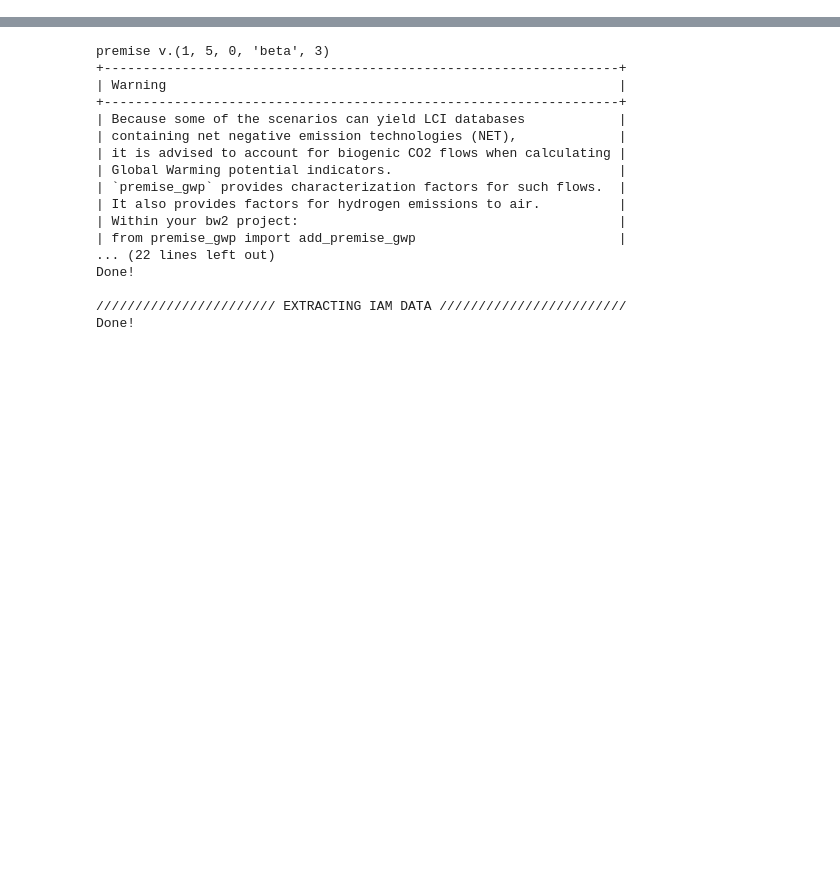
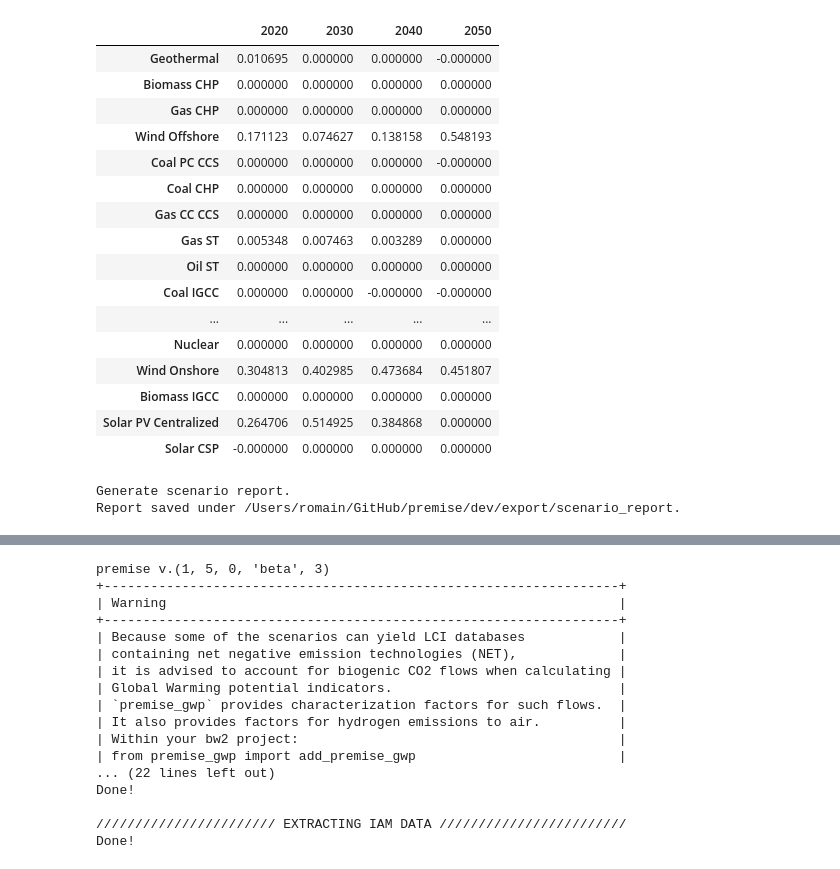
Before and after one commit to romainsacchi/rmnd-lca, a Jupyter notebook: dev/Untitled1.ipynb, the cells around one changed output, grey strips where cells are left out. Drawn from its saved outputs; the diff is of its cells as text; code cells hidden in the pictures; blank space fills up the shorter version.

```diff
--- a/dev/Untitled1.ipynb
+++ b/dev/Untitled1.ipynb
@@ -37,2 +47,0 @@ Done!
-# %%
-ndb.update()
@@ -125,0 +48,4 @@ Title: Writing activities to SQLite3 database:
+# %%
+#ndb.update_electricity()
+#ndb.update_all()
+ndb.update_external_scenario()
@@ -125,0 +136,40 @@ Title: Writing activities to SQLite3 database:
+# %%
+import numpy as np
+import pandas as pd
+df = pd.DataFrame(
+np.hstack(
+    [ndb.scenarios[0]["iam data"].electricity_markets.sel(region="EUR"),
+    ndb.scenarios[1]["iam data"].electricity_markets.sel(region="EUR"),
+    ndb.scenarios[2]["iam data"].electricity_markets.sel(region="EUR"),
+    ndb.scenarios[3]["iam data"].electricity_markets.sel(region="EUR"),]
+), columns=[2020, 2030, 2040, 2050],)
+# %%
+df.index = ['Geothermal', 'Biomass CHP', 'Gas CHP', 'Wind Offshore', 'Coal PC CCS',
+ 'Coal CHP','Gas CC CCS','Gas ST','Oil ST','Coal IGCC','Gas CC','Coal PC',
+ 'Biomass IGCC CCS','Hydro','Storage, Hydrogen','Coal IGCC CCS','Nuclear',
+ 'Wind Onshore','Biomass IGCC','Solar PV Centralized','Solar CSP']
+# %%
+df
+# %% [output]
+|  | 2020 | 2030 | 2040 | 2050 |
+| Geothermal | 0.010695 | 0.000000 | 0.000000 | -0.000000 |
+| Biomass CHP | 0.000000 | 0.000000 | 0.000000 | 0.000000 |
+| Gas CHP | 0.000000 | 0.000000 | 0.000000 | 0.000000 |
+| Wind Offshore | 0.171123 | 0.074627 | 0.138158 | 0.548193 |
+| Coal PC CCS | 0.000000 | 0.000000 | 0.000000 | -0.000000 |
+| Coal CHP | 0.000000 | 0.000000 | 0.000000 | 0.000000 |
+| Gas CC CCS | 0.000000 | 0.000000 | 0.000000 | 0.000000 |
+| Gas ST | 0.005348 | 0.007463 | 0.003289 | 0.000000 |
+| Oil ST | 0.000000 | 0.000000 | 0.000000 | 0.000000 |
+| Coal IGCC | 0.000000 | 0.000000 | -0.000000 | -0.000000 |
+| ... | ... | ... | ... | ... |
+| Nuclear | 0.000000 | 0.000000 | 0.000000 | 0.000000 |
+| Wind Onshore | 0.304813 | 0.402985 | 0.473684 | 0.451807 |
+| Biomass IGCC | 0.000000 | 0.000000 | 0.000000 | 0.000000 |
+| Solar PV Centralized | 0.264706 | 0.514925 | 0.384868 | 0.000000 |
+| Solar CSP | -0.000000 | 0.000000 | 0.000000 | 0.000000 |
+# %%
+ndb.generate_scenario_report()
+# %% [output]
+Generate scenario report.
+Report saved under /Users/romain/GitHub/premise/dev/export/scenario_report.
```
Also changed, not shown: parts of 19 cells of this notebook, 1 other file.
